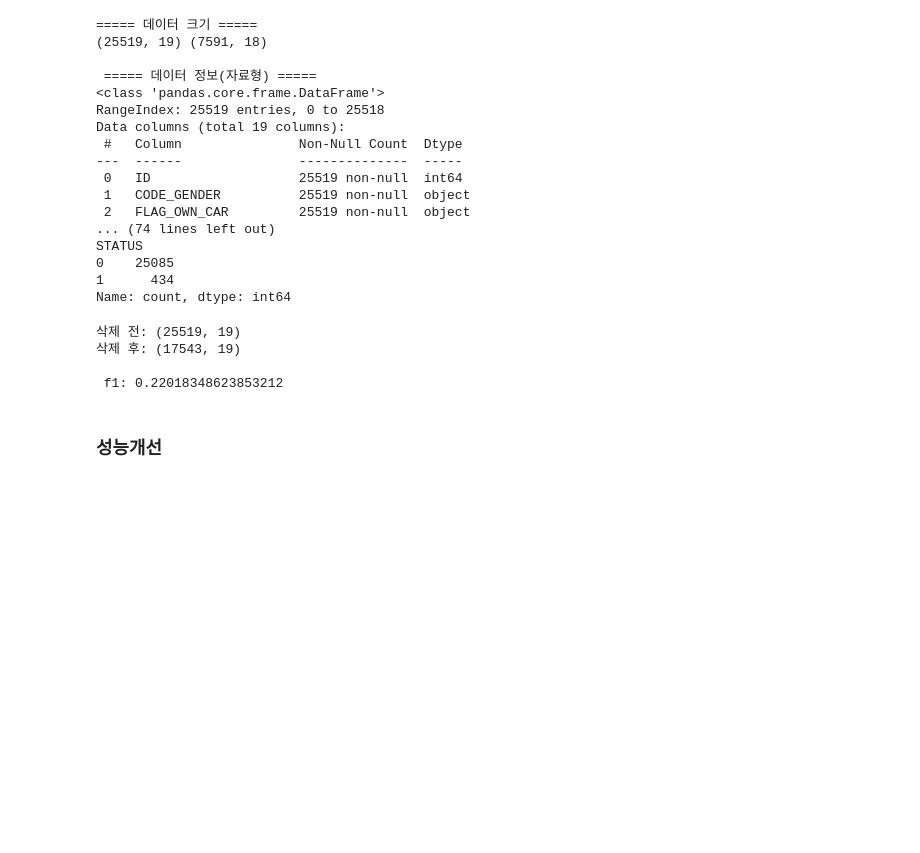
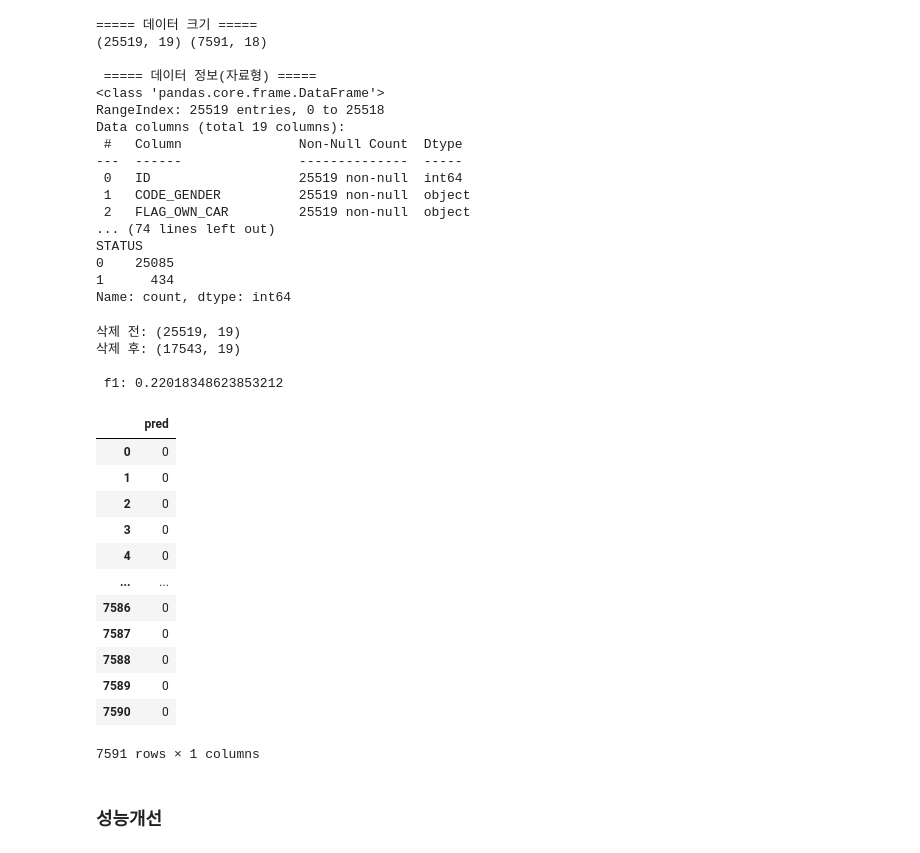
Before and after one commit to ecuirty-kr/1_DataAnalysis, a Jupyter notebook: ch6_ex_classification.ipynb, the cells around one changed output. Cells and saved outputs as stored; diff of their text form; code cells hidden in the pictures; blank space fills up the shorter version.

```diff
--- a/ch6_ex_classification.ipynb
+++ b/ch6_ex_classification.ipynb
@@ -574,33 +667,51 @@ print("삭제 후:",train.shape)
 
 target = train.pop('STATUS')
 
 # 원핫인코딩
 train = pd.get_dummies(train)
 test = pd.get_dummies(test)
 
 # 5. 검증 데이터 분할
 from sklearn.model_selection import train_test_split
 X_tr, X_val, y_tr, y_val = train_test_split(train, target, test_size=0.2, random_state=0)
 
 # 6. 머신러닝 학습 및 평가
 from sklearn.ensemble import RandomForestClassifier
 rf = RandomForestClassifier(random_state=0)
 rf.fit(X_tr, y_tr)
 pred = rf.predict(X_val)
 
 from sklearn.metrics import f1_score
 score = f1_score(y_val, pred)
 print('\n f1:', score)
 
 # 7. 예측 및 결과 파일 생성
 pred = rf.predict(test)
 submit = pd.DataFrame({'pred':pred})
 submit.to_csv("result.csv", index=False)
+
+
+## 파일 검증
+file = pd.read_csv("result.csv")
+display(file)
 # %% [output]
 삭제 전: (25519, 19)
 삭제 후: (17543, 19)
 
  f1: 0.22018348623853212
+|  | pred |
+| 0 | 0 |
+| 1 | 0 |
+| 2 | 0 |
+| 3 | 0 |
+| 4 | 0 |
+| ... | ... |
+| 7586 | 0 |
+| 7587 | 0 |
+| 7588 | 0 |
+| 7589 | 0 |
+| 7590 | 0 |
+7591 rows × 1 columns
 # %% [markdown]
 ### 성능개선
 # %%
```
Also changed, not shown: parts of 9 cells of this notebook.
